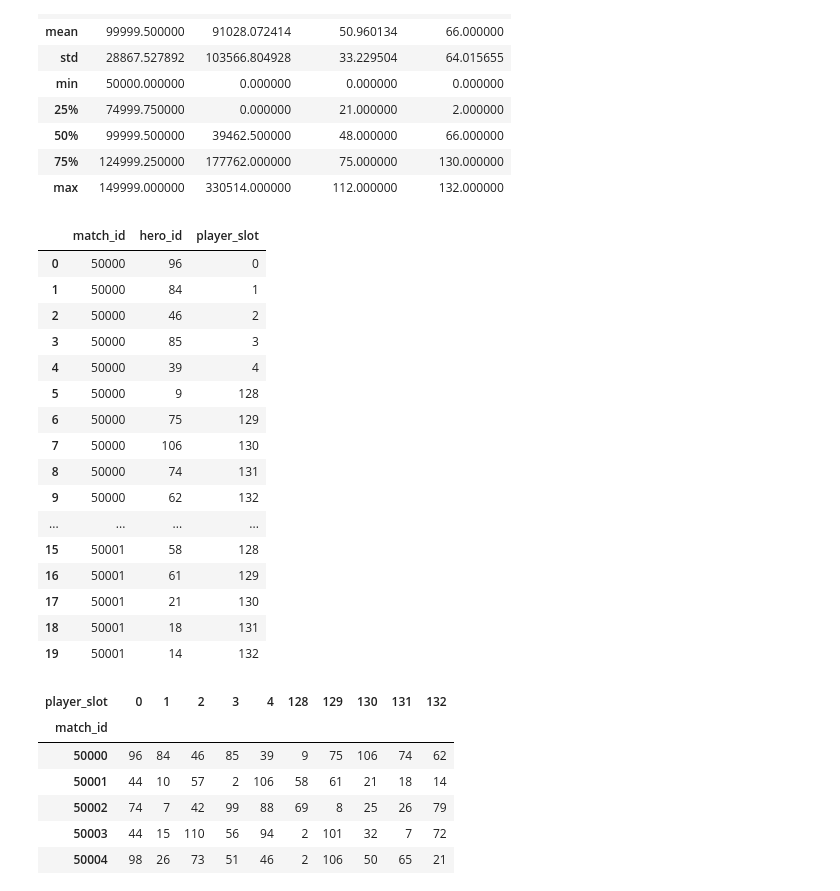
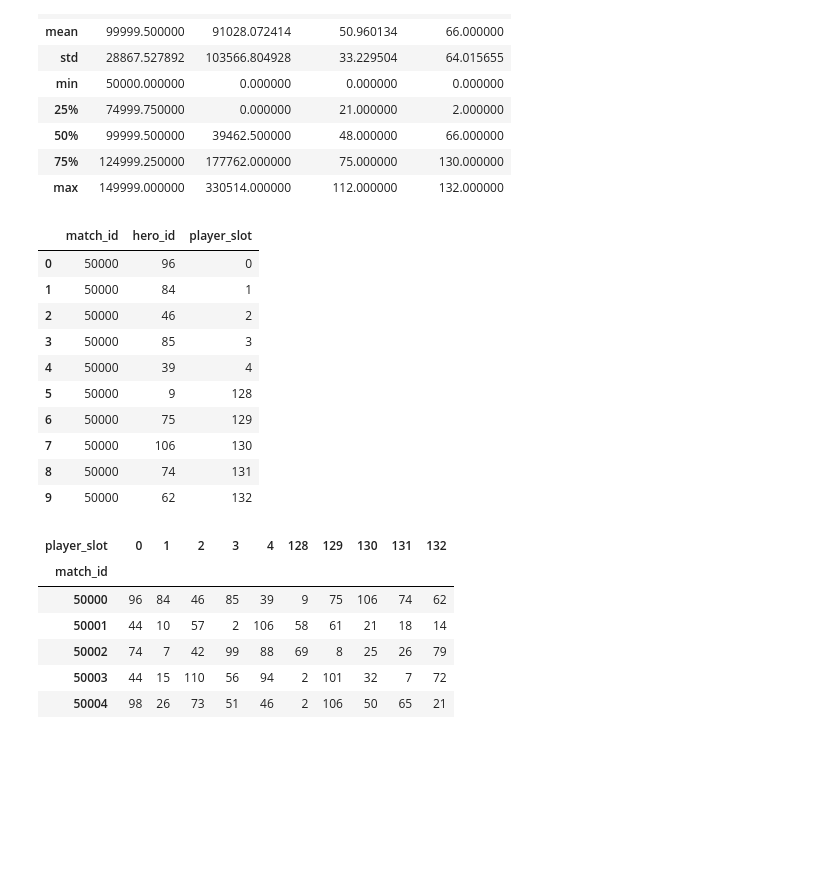
Before and after one commit to itsDZhang/Dota2__Data-Mining, a Jupyter notebook: Clustering.ipynb, the cells around one changed output. Drawn from its saved outputs; the diff is of its cells as text; code cells hidden in the pictures; blank space fills up the shorter version.

```diff
--- a/Clustering.ipynb
+++ b/Clustering.ipynb
@@ -59,25 +60,19 @@ def searchHeroId(heroName):
     return mapToReturn[heroName]
 # %%
 #understanding player slot
-matches.head(n=20)
+matches.head(n=10)
 # %% [output]
 |  | match_id | hero_id | player_slot |
 | 0 | 50000 | 96 | 0 |
 | 1 | 50000 | 84 | 1 |
 | 2 | 50000 | 46 | 2 |
 | 3 | 50000 | 85 | 3 |
 | 4 | 50000 | 39 | 4 |
 | 5 | 50000 | 9 | 128 |
 | 6 | 50000 | 75 | 129 |
 | 7 | 50000 | 106 | 130 |
 | 8 | 50000 | 74 | 131 |
 | 9 | 50000 | 62 | 132 |
-| ... | ... | ... | ... |
-| 15 | 50001 | 58 | 128 |
-| 16 | 50001 | 61 | 129 |
-| 17 | 50001 | 21 | 130 |
-| 18 | 50001 | 18 | 131 |
-| 19 | 50001 | 14 | 132 |
 # %%
 #collapse data into columns
 competitor_rows = pd.pivot_table(matches, values='hero_id', index=['match_id'], columns='player_slot')
```
Also changed, not shown: parts of 11 cells of this notebook.
